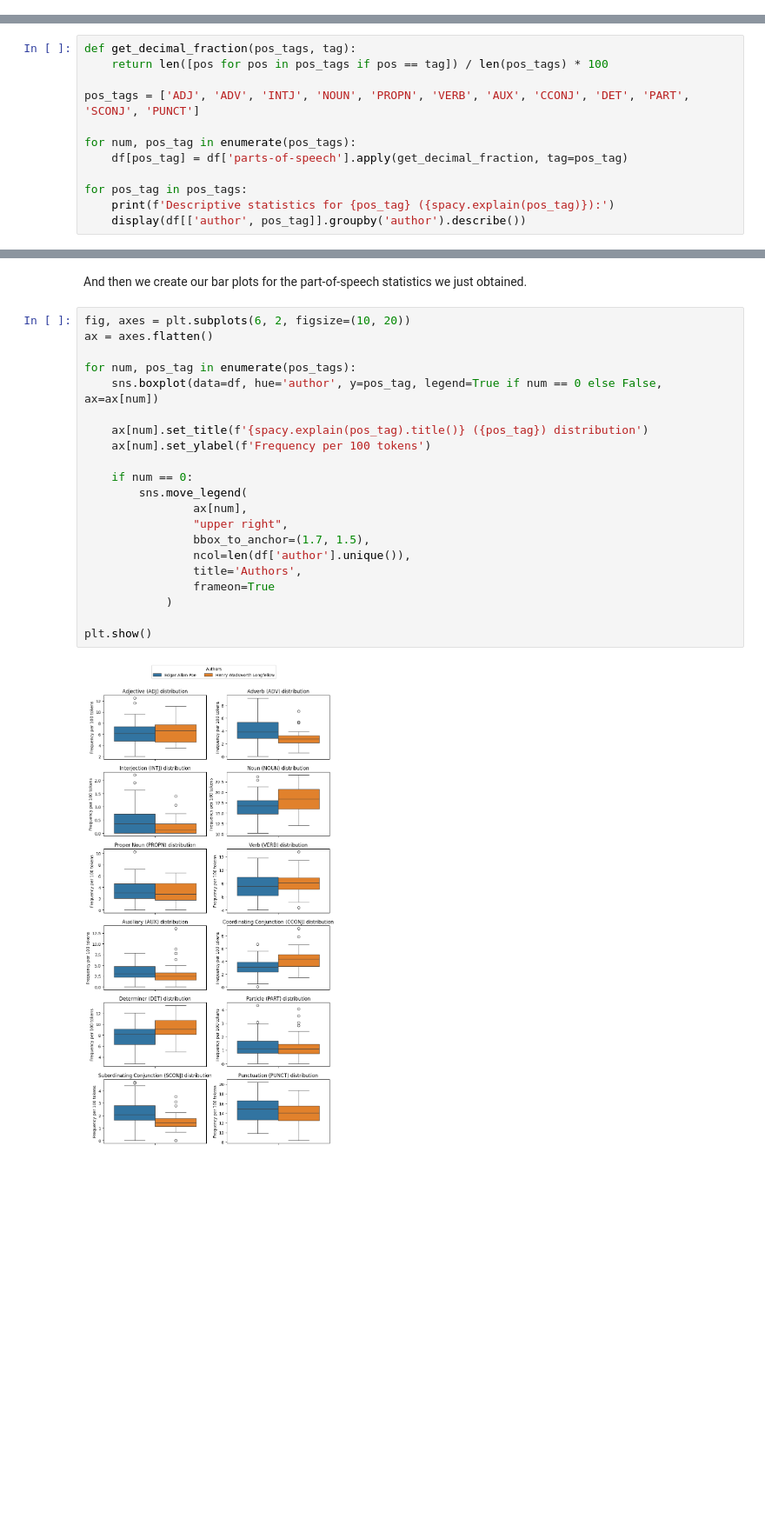
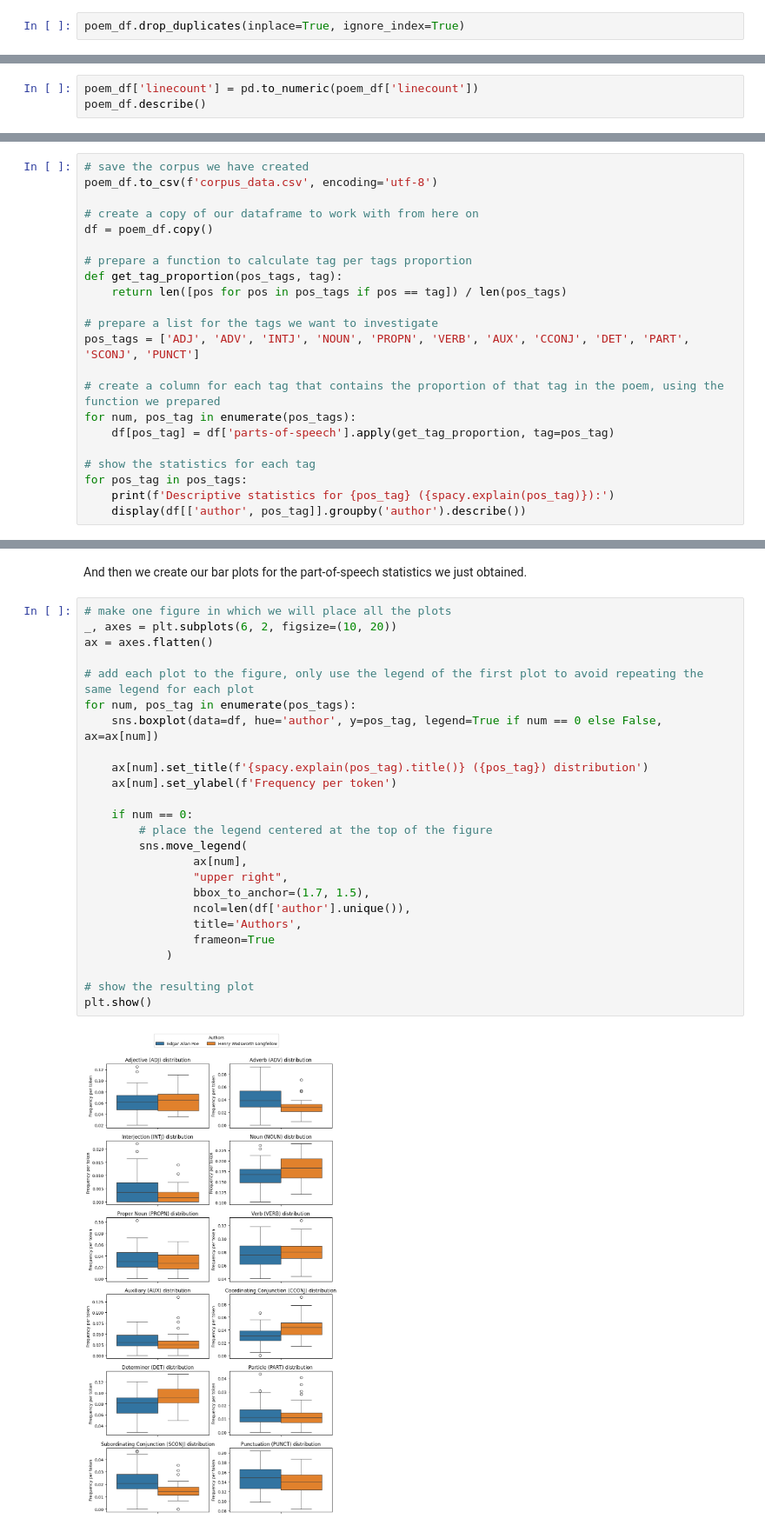
Before and after one commit to 573phn/dh_cd_a02, a Jupyter notebook: poem.ipynb, the cells around one changed output, grey strips where cells are left out. Shown at 87% size. Saved outputs shown, nothing was run; the diff lists cells and outputs as text; blank space fills up the shorter version.

Commit message:
Now removing duplicate poems, changed stats to per poem instead of per 100 poems, added comments.

```diff
--- a/poem.ipynb
+++ b/poem.ipynb
@@ -79 +88,3 @@ poem_df.sample(5)
+# %%
+poem_df.drop_duplicates(inplace=True, ignore_index=True)
 # %% [markdown]
@@ -200,0 +209,3 @@ df.describe()
+# %%
+poem_df['linecount'] = pd.to_numeric(poem_df['linecount'])
+poem_df.describe()
@@ -213,12 +234,22 @@ We only have statistics on the token count right now, because that is the only c
 # %%
-def get_decimal_fraction(pos_tags, tag):
-    return len([pos for pos in pos_tags if pos == tag]) / len(pos_tags) * 100
+# save the corpus we have created
+poem_df.to_csv(f'corpus_data.csv', encoding='utf-8')
 
+# create a copy of our dataframe to work with from here on
+df = poem_df.copy()
+
+# prepare a function to calculate tag per tags proportion
+def get_tag_proportion(pos_tags, tag):
+    return len([pos for pos in pos_tags if pos == tag]) / len(pos_tags)
+
+# prepare a list for the tags we want to investigate
 pos_tags = ['ADJ', 'ADV', 'INTJ', 'NOUN', 'PROPN', 'VERB', 'AUX', 'CCONJ', 'DET', 'PART', 'SCONJ', 'PUNCT']
 
+# create a column for each tag that contains the proportion of that tag in the poem, using the function we prepared
 for num, pos_tag in enumerate(pos_tags):
-    df[pos_tag] = df['parts-of-speech'].apply(get_decimal_fraction, tag=pos_tag)
+    df[pos_tag] = df['parts-of-speech'].apply(get_tag_proportion, tag=pos_tag)
 
+# show the statistics for each tag
 for pos_tag in pos_tags:
     print(f'Descriptive statistics for {pos_tag} ({spacy.explain(pos_tag)}):')
     display(df[['author', pos_tag]].groupby('author').describe())
@@ -269,25 +299,29 @@ import matplotlib.pyplot as plt
 # %% [markdown]
 And then we create our bar plots for the part-of-speech statistics we just obtained.
 # %%
-fig, axes = plt.subplots(6, 2, figsize=(10, 20))
+# make one figure in which we will place all the plots
+_, axes = plt.subplots(6, 2, figsize=(10, 20))
 ax = axes.flatten()
 
+# add each plot to the figure, only use the legend of the first plot to avoid repeating the same legend for each plot
 for num, pos_tag in enumerate(pos_tags):
     sns.boxplot(data=df, hue='author', y=pos_tag, legend=True if num == 0 else False, ax=ax[num])
 
     ax[num].set_title(f'{spacy.explain(pos_tag).title()} ({pos_tag}) distribution')
-    ax[num].set_ylabel(f'Frequency per 100 tokens')
+    ax[num].set_ylabel(f'Frequency per token')
 
     if num == 0:
+        # place the legend centered at the top of the figure
         sns.move_legend(
                 ax[num],
                 "upper right",
                 bbox_to_anchor=(1.7, 1.5),
                 ncol=len(df['author'].unique()),
                 title='Authors',
                 frameon=True
             )
 
+# show the resulting plot
 plt.show()
 # %% [output]
-[figure, old version]
+[figure, new version]
```
Also changed, not shown: parts of 17 cells of this notebook, 1 other file.
